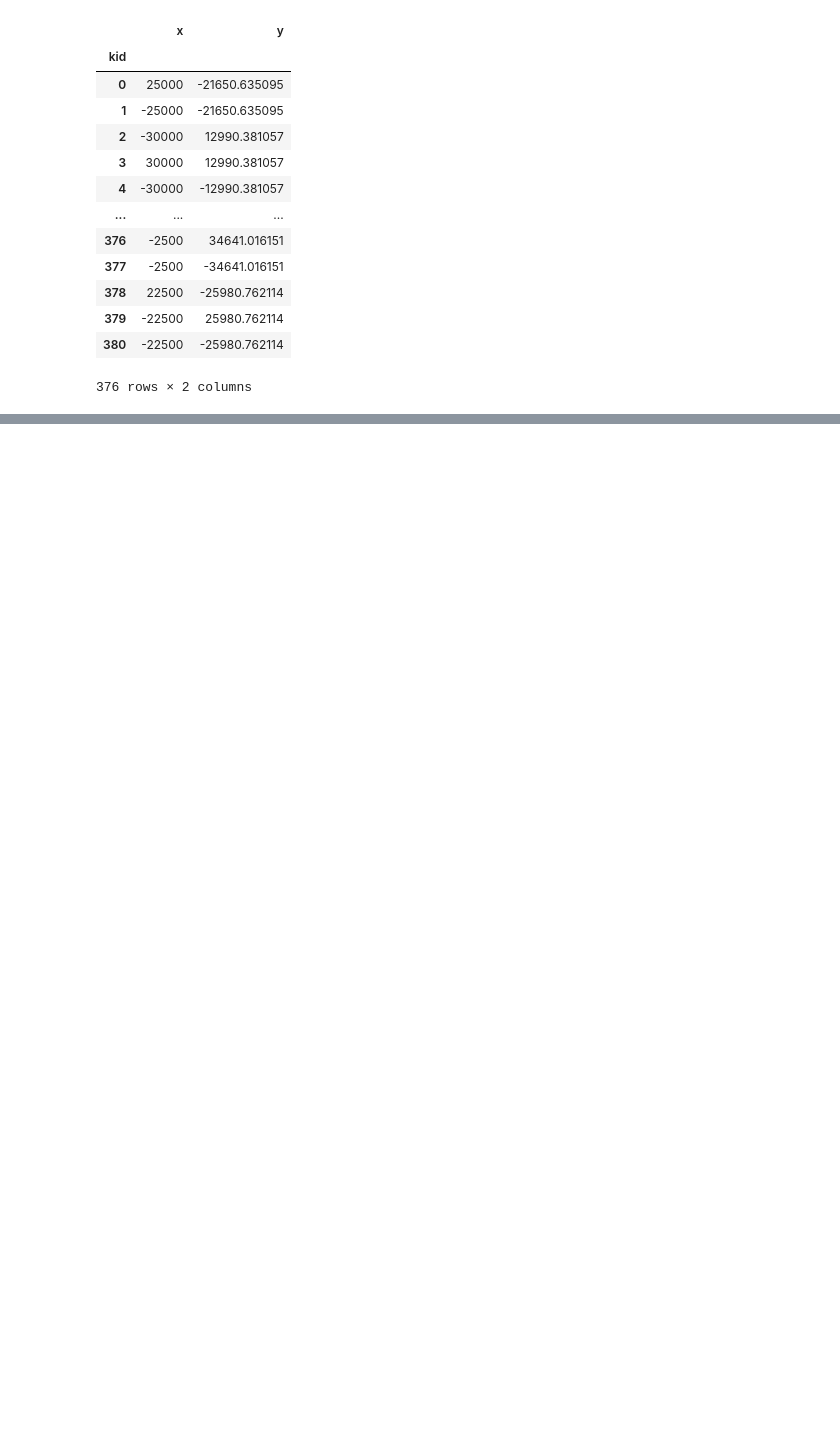
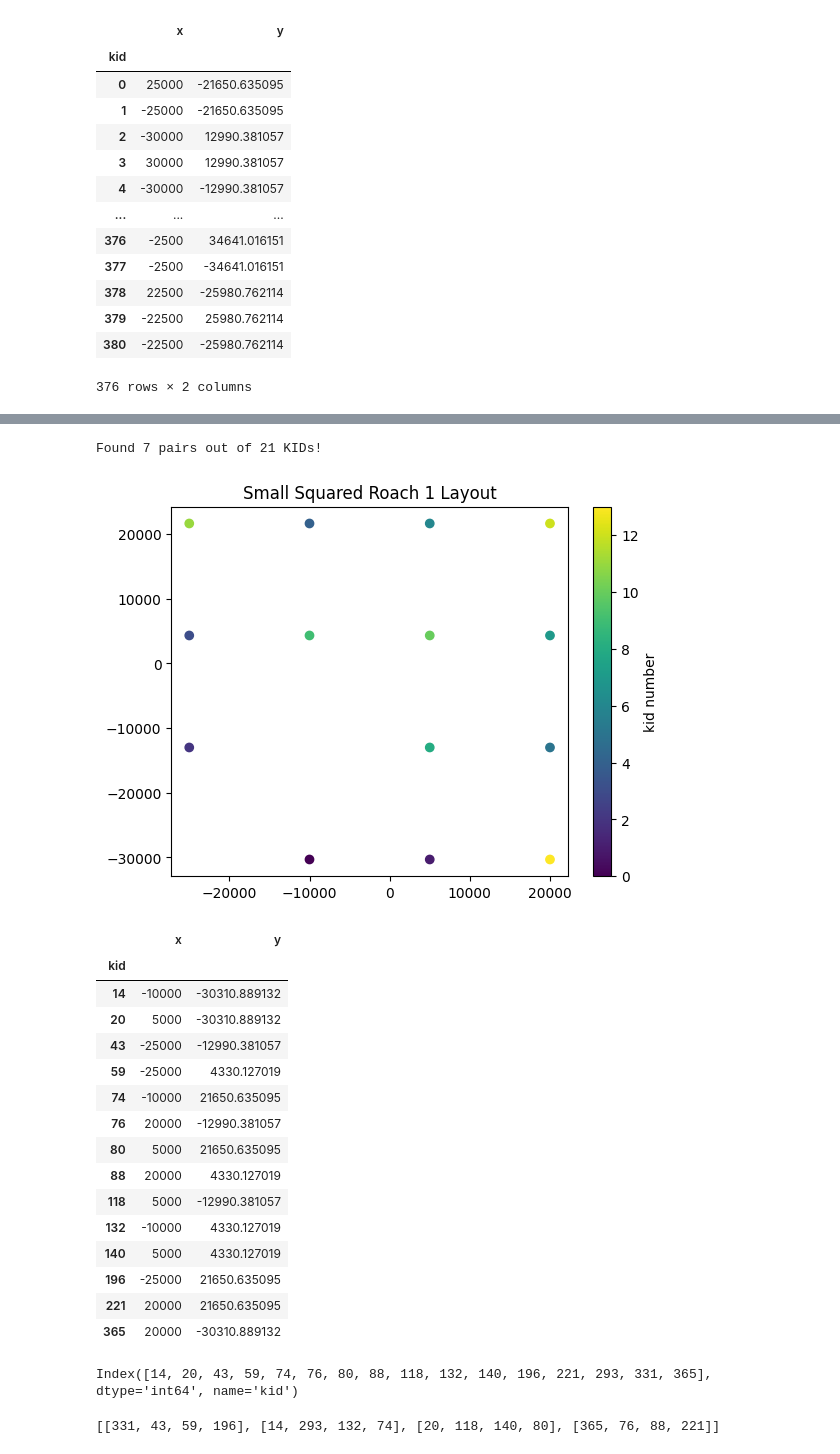
Before and after one commit to jonahjlee/map_making_blasttng_jl, a Jupyter notebook: kid_positions.ipynb, the cells around one changed output, grey strips where cells are left out. Cells and saved outputs as stored; diff of their text form; code cells hidden in the pictures; blank space fills up the shorter version.

```diff
--- a/kid_positions.ipynb
+++ b/kid_positions.ipynb
@@ -136,0 +147,50 @@ Found 50 pairs out of 135 KIDs!
+# %%
+small_square = square_layout[square_layout['x'].isin(x_cropped[::3]) & square_layout['y'].isin(y_cropped[::2])]
+
+small_square_pairs = find_pairs(small_square)
+print(f"Found {len(small_square_pairs)} pairs out of {small_square.index.size} KIDs!")
+
+duplicates = [kid_pair[1] for kid_pair in small_square_pairs]
+
+ss_no_duplicates = small_square[~small_square.index.isin(duplicates)]
+
+plt.scatter(ss_no_duplicates['x'], ss_no_duplicates['y'], c=range(ss_no_duplicates.shape[0]))
+plt.colorbar(label='kid number')
+plt.title(f'Small Squared Roach {roach} Layout')
+plt.show()
+
+ss_no_duplicates
+# %% [output]
+Found 7 pairs out of 21 KIDs!
+[figure, added]
+|  | x | y |
+| kid |  |  |
+| 14 | -10000 | -30310.889132 |
+| 20 | 5000 | -30310.889132 |
+| 43 | -25000 | -12990.381057 |
+| 59 | -25000 | 4330.127019 |
+| 74 | -10000 | 21650.635095 |
+| 76 | 20000 | -12990.381057 |
+| 80 | 5000 | 21650.635095 |
+| 88 | 20000 | 4330.127019 |
+| 118 | 5000 | -12990.381057 |
+| 132 | -10000 | 4330.127019 |
+| 140 | 5000 | 4330.127019 |
+| 196 | -25000 | 21650.635095 |
+| 221 | 20000 | 21650.635095 |
+| 365 | 20000 | -30310.889132 |
+# %%
+ss_no_duplicates.index
+# %% [output]
+Index([14, 20, 43, 59, 74, 76, 80, 88, 118, 132, 140, 196, 221, 293, 331, 365], dtype='int64', name='kid')
+# %%
+grid_4x4 = [
+    [331, 43, 59, 196],
+    [14, 293, 132, 74],
+    [20, 118, 140, 80],
+    [365, 76, 88, 221],
+]
+
+print(grid_4x4)
+# %% [output]
+[[331, 43, 59, 196], [14, 293, 132, 74], [20, 118, 140, 80], [365, 76, 88, 221]]
```
Also changed, not shown: parts of 10 cells of this notebook.
